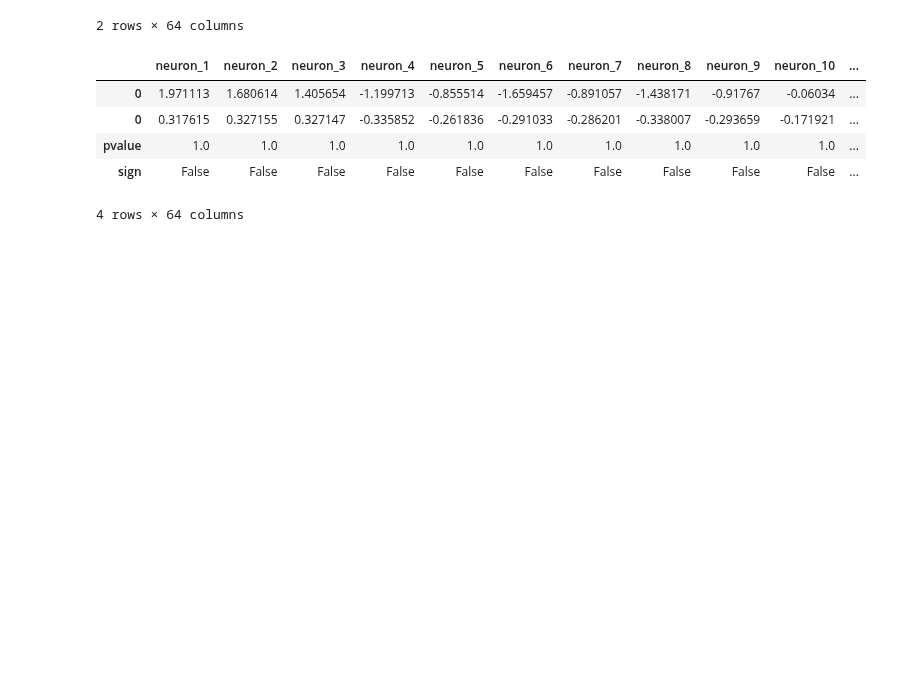
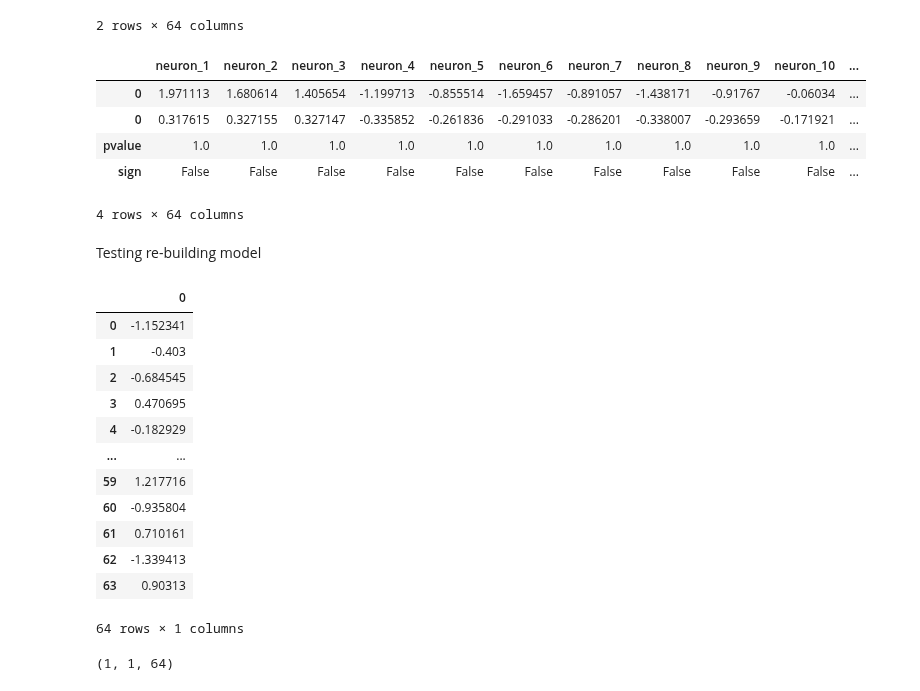
Before and after one commit to MHaurel/nn-concept-interpreter, a Jupyter notebook: visualizer/src/Test.ipynb, the cells around one changed output. Cells and saved outputs as stored; diff of their text form; code cells hidden in the pictures; blank space fills up the shorter version.

```diff
--- a/visualizer/src/Test.ipynb
+++ b/visualizer/src/Test.ipynb
@@ -136,3 +136,29 @@ pd.concat([df_mssr, df_smc, dfrpv])
 | pvalue | 1.0 | 1.0 | 1.0 | 1.0 | 1.0 | 1.0 | 1.0 | 1.0 | 1.0 | 1.0 | ... |
 | sign | False | False | False | False | False | False | False | False | False | False | ... |
 4 rows × 64 columns
+# %% [markdown]
+Testing re-building model
+# %%
+new_inputs = pd.read_pickle('new_inputs.pkl')
+new_inputs
+# %% [output]
+|  | 0 |
+| 0 | -1.152341 |
+| 1 | -0.403 |
+| 2 | -0.684545 |
+| 3 | 0.470695 |
+| 4 | -0.182929 |
+| ... | ... |
+| 59 | 1.217716 |
+| 60 | -0.935804 |
+| 61 | 0.710161 |
+| 62 | -1.339413 |
+| 63 | 0.90313 |
+64 rows × 1 columns
+# %%
+ni = new_inputs.to_numpy()
+ni = ni.reshape(-1, ni.shape[0])
+ni = ni.reshape(-1, ni.shape[-2], ni.shape[-1])
+ni.shape
+# %% [output]
+(1, 1, 64)
```
Also changed, not shown: 2 other files.
